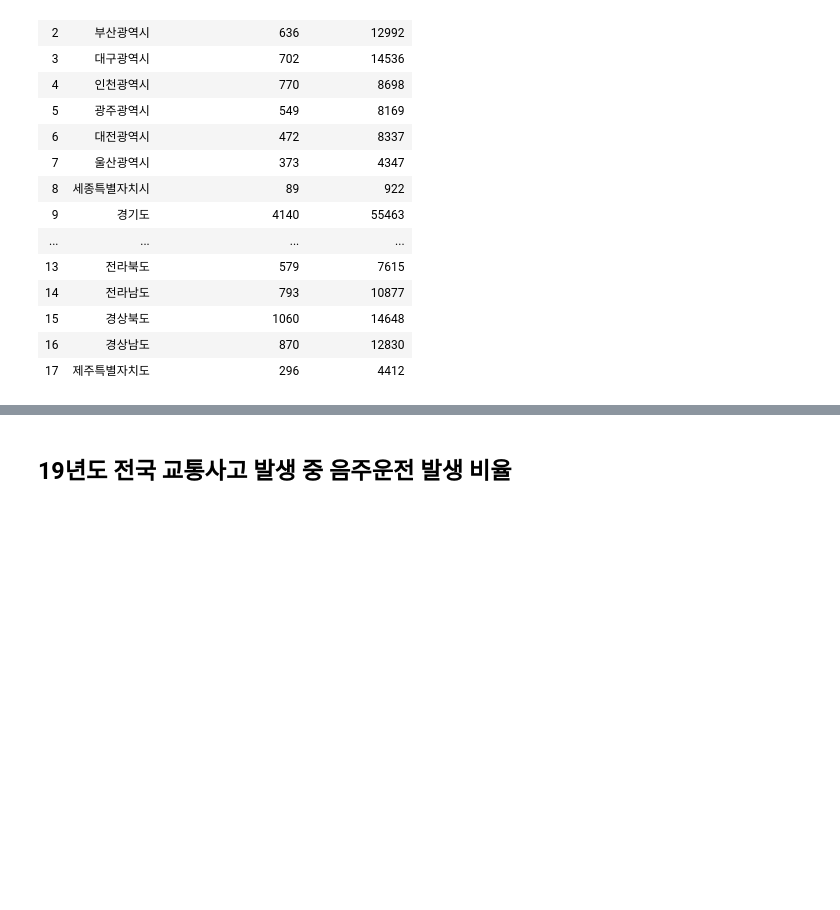
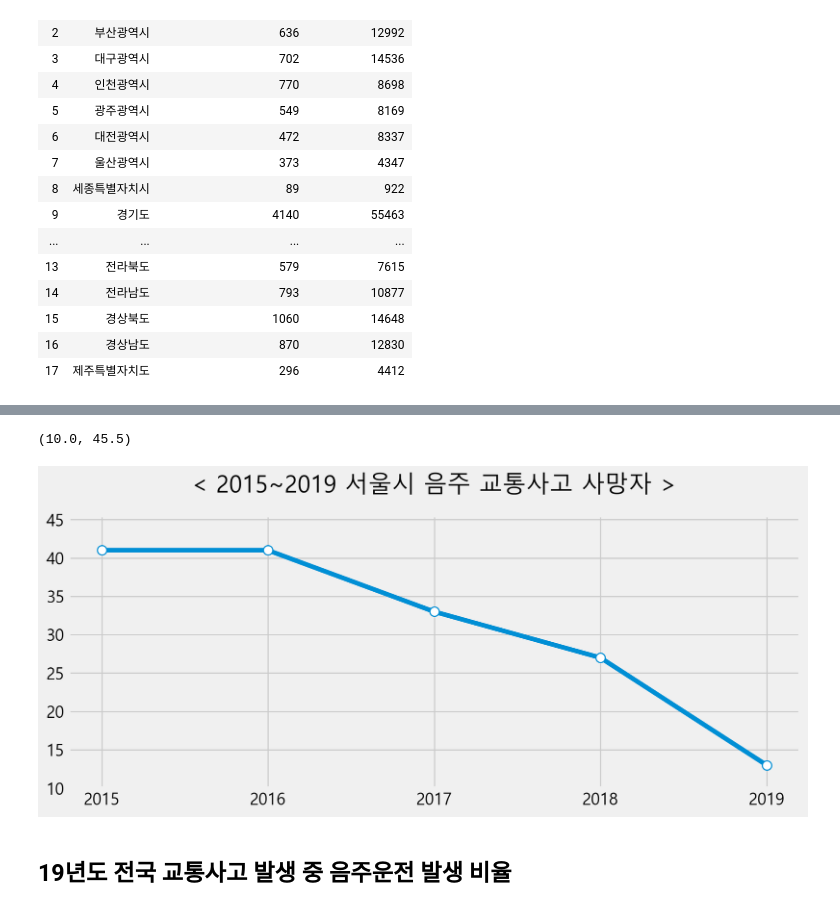
Before and after one commit to jeonprize/Accident, a Jupyter notebook: acl_accident.ipynb, the cells around one changed output, grey strips where cells are left out. Cells and saved outputs as stored; diff of their text form; code cells hidden in the pictures; blank space fills up the shorter version.

```diff
--- a/acl_accident.ipynb
+++ b/acl_accident.ipynb
@@ -40,3 +88,23 @@ df
+# %%
+fig,ax1 = plt.subplots(figsize=(10,4))
+
+ax1.set_title("< 2015~2019 서울시 음주 교통사고 사망자 >",pad=20)
+ax1.plot(year_df["연도별"],year_df["사망자수"],marker="o",markersize=8,markerfacecolor='white')
+# ax1.plot(year_df["연도별"],year_df["부상자수"],marker="o",markersize=8,markerfacecolor='white')
+ax1.set_ylim([10, 45.5])
+
+# ax1.set_title("< 2015~2019 서울시 음주 교통사고 부상자수 >",pad=20)
+
+# ax1.set_ylim([10, 45.5])
+
+# for i in range(5):
+#     ax1.text(i,year_df["사망자수"].loc[i]+1.3,f"{year_df['사망자수'].loc[i]}명"
+#             ,horizontalalignment="center")
+#     ax2.text(i,year_df["부상자수"].loc[i]+1.3,f"{year_df['부상자수'].loc[i]}명"
+#             ,horizontalalignment="center")
+# %% [output]
+(10.0, 45.5)
+[figure, added]
 # %% [markdown]
 ## 19년도 전국 교통사고 발생 중 음주운전 발생 비율
 # %%
```
Also changed, not shown: parts of 5 cells of this notebook.
